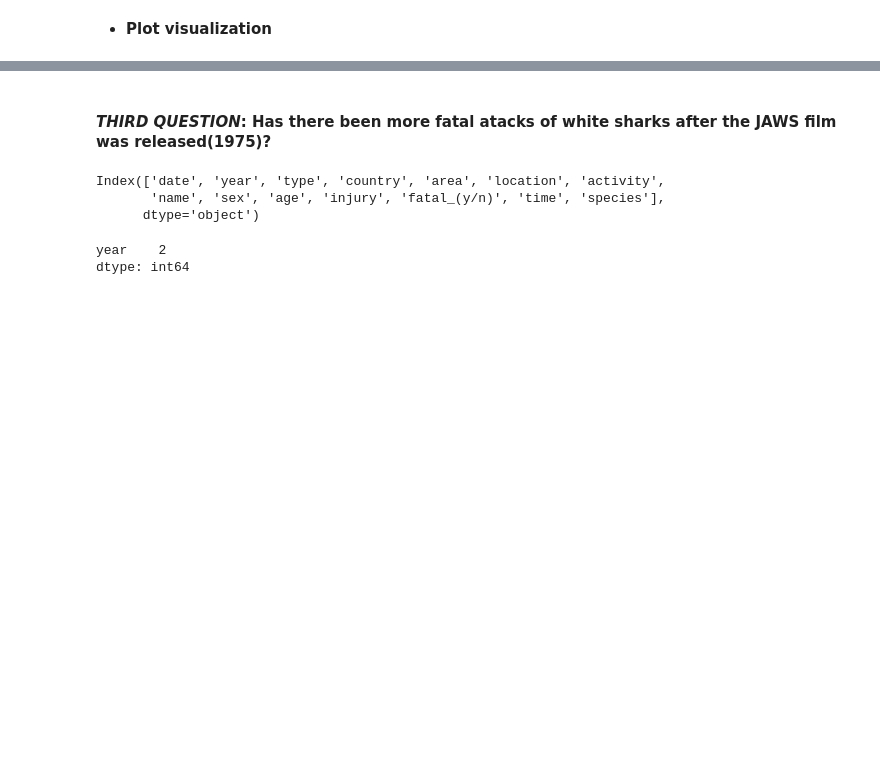
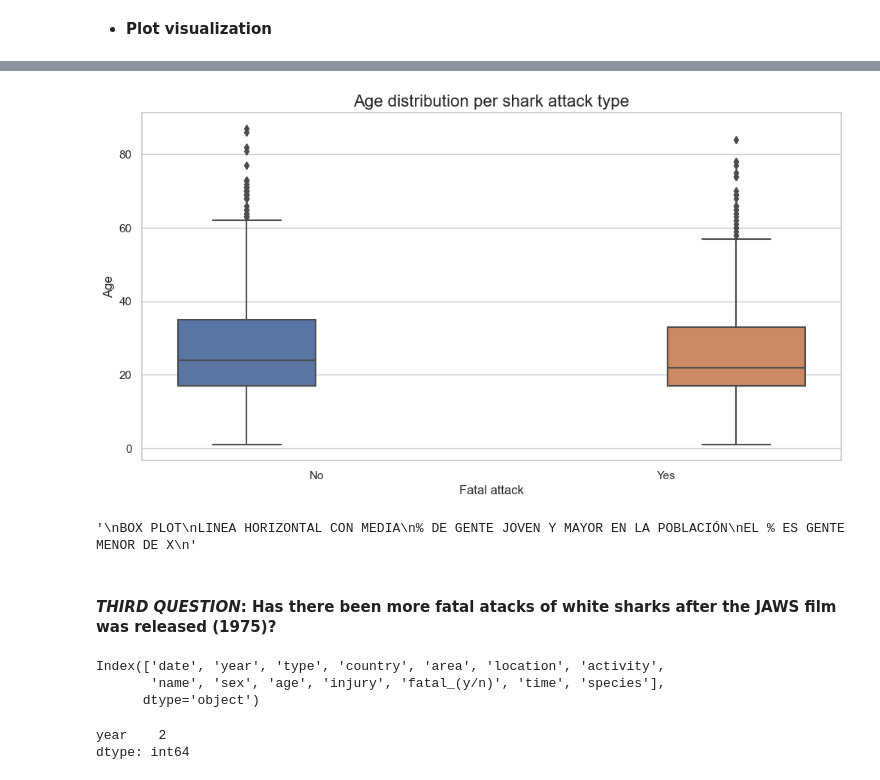
Before and after one commit to laumosa/Project1-Sharks, a Jupyter notebook: exploration.ipynb, the cells around one changed output, grey strips where cells are left out. Cells and saved outputs as stored; diff of their text form; code cells hidden in the pictures; blank space fills up the shorter version.

```diff
--- a/exploration.ipynb
+++ b/exploration.ipynb
@@ -367,5 +431,21 @@ sns.histplot(df_3["age"], bins=0);
+# %%
+graf_3 = sns.boxplot(data=df_3, x="fatal_(y/n)", y="age", hue="fatal_(y/n)");
+plt.gca().get_legend().remove()
+plt.xlabel("Fatal attack")
+plt.ylabel("Age")
+plt.title("Age distribution per shark attack type", fontsize= 16);
+# %% [output]
+[figure, added]
+# %%
+"""
+% DE GENTE JOVEN Y MAYOR EN LA POBLACIÓN
+EL % ES GENTE MENOR DE X
+titulos
+"""
+# %% [output]
+'\nBOX PLOT\nLINEA HORIZONTAL CON MEDIA\n% DE GENTE JOVEN Y MAYOR EN LA POBLACIÓN\nEL % ES GENTE MENOR DE X\n'
 # %% [markdown]
-#### ***THIRD QUESTION***: Has there been more fatal atacks of white sharks after the JAWS film was released(1975)?
+#### ***THIRD QUESTION***: Has there been more fatal atacks of white sharks after the JAWS film was released (1975)?
 # %%
 df.columns
 # %% [output]
```
Also changed, not shown: parts of 44 cells of this notebook, 10 other files.
